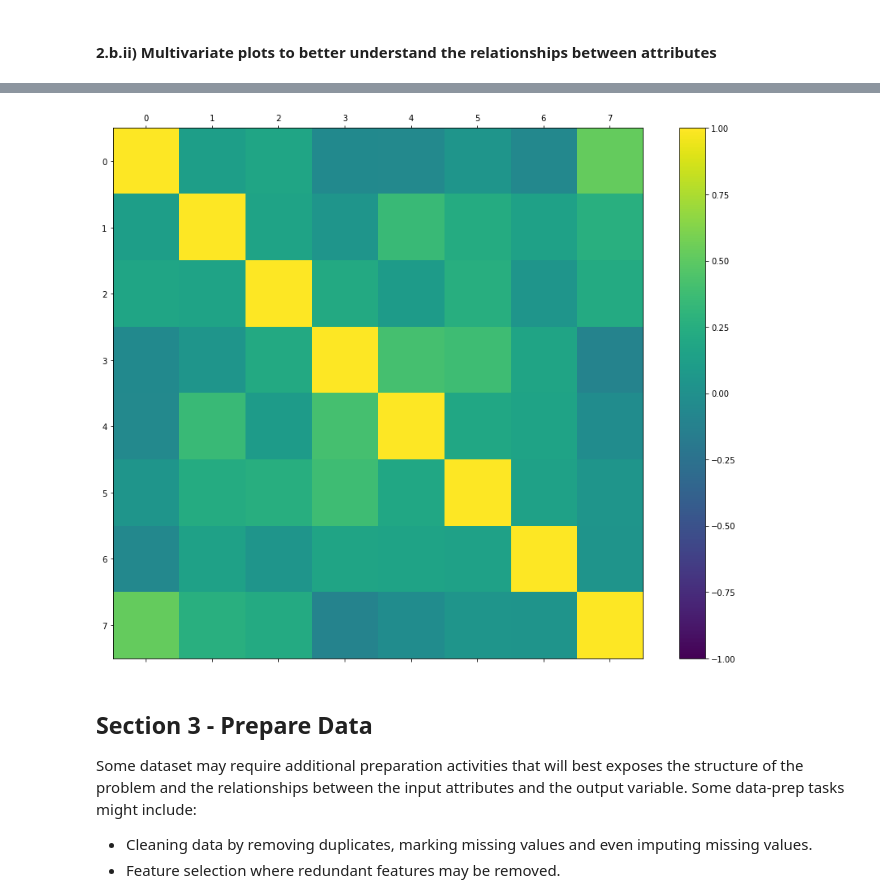
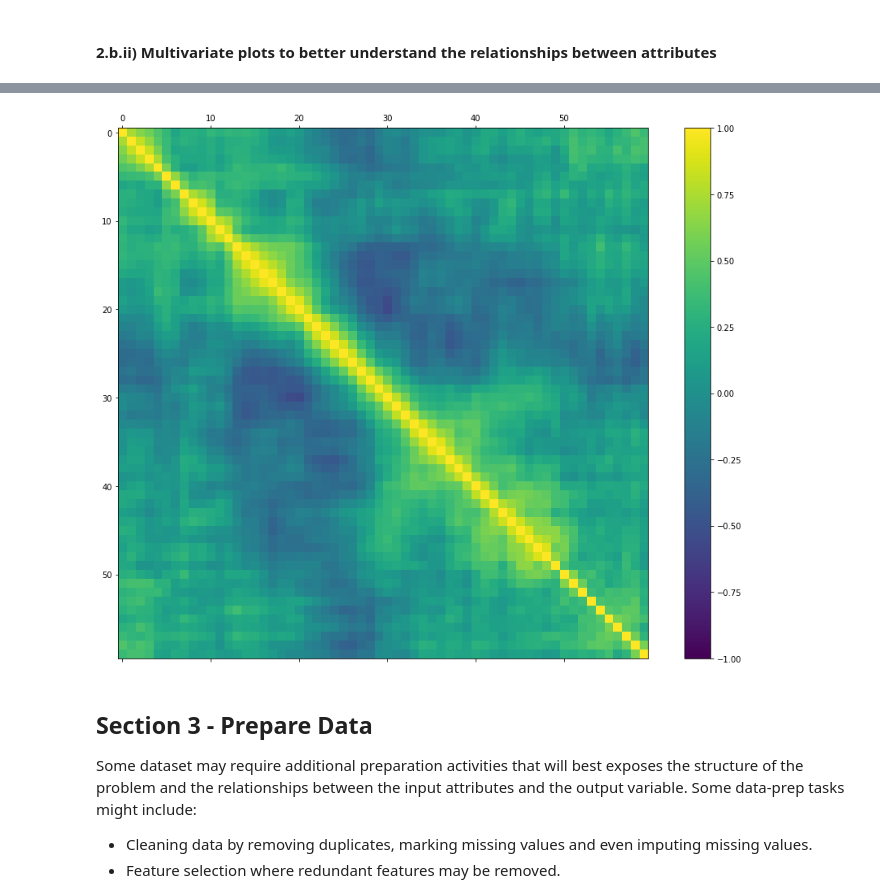
Before and after one commit to daines-analytics/tabular-data-projects, a Jupyter notebook: _py-project-templates/py-template-binary-class_example.ipynb, the cells around one changed output, grey strips where cells are left out. Saved outputs shown, nothing was run; the diff lists cells and outputs as text; code cells hidden in the pictures.

```diff
--- a/_py-project-templates/py-template-binary-class_example.ipynb
+++ b/_py-project-templates/py-template-binary-class_example.ipynb
@@ -105,0 +105,19 @@ xy_original_df = read_csv(inputFile, names=colNames)
+# %%
+startTimeScript = datetime.now()
+
+dataset_path = 'https://archive.ics.uci.edu/ml/machine-learning-databases/undocumented/connectionist-bench/sonar/sonar.all-data'
+dest_file = os.path.basename(dataset_path)
+if (os.path.isfile(dest_file) == False) :
+    print('Downloading ' + dataset_path + ' as ' + dest_file)
+    with urllib.request.urlopen(dataset_path) as in_resp, open(dest_file, 'wb') as out_file:
+        shutil.copyfileobj(in_resp, out_file)
+    print(dest_file + 'downloaded!')
+#     print('Unpacking ' + dest_file)
+#     with zipfile.ZipFile(dest_file, 'r') as zip_ref:
+#         zip_ref.extractall('.')
+#     print(dest_file + 'unpacked!')
+
+inputFile = dest_file
+attrNames = ['attr' + str(i).zfill(2) for i in range(1,61)]
+colNames = attrNames + ['targetVar']
+xy_original_df = read_csv(inputFile, names=colNames, sep=',', header=None, index_col=False)
@@ -116,7 +137,7 @@ totAttr = totCol-1
 targetCol = totCol
 
 # Standardize the class column to the name of targetVar if required
-xy_original_df = xy_original_df.rename(columns={'outcome': 'targetVar'})
+# xy_original_df = xy_original_df.rename(columns={'outcome': 'targetVar'})
 # %%
 # We create training datasets (xy_train_df, x_train_df, y_train_df) for various visualization and cleaning/transformation operations
 # We create testing datasets (x_test_df, y_test_df) for various visualization and cleaning/transformation operations
@@ -271,12 +305,13 @@ pyplot.show()
 # %%
 # Correlation matrix
 fig = pyplot.figure()
 ax = fig.add_subplot(111)
-cax = ax.matshow(x_train_df.corr(), vmin=-1, vmax=1)
+correlations = x_train_df.corr(method='pearson')
+cax = ax.matshow(correlations, vmin=-1, vmax=1)
 fig.colorbar(cax)
 pyplot.show()
 # %% [output]
-[figure, old version]
+[figure, new version]
 # %%
 email_notify("Data Summarization and Visualization completed! "+datetime.now().strftime('%a %B %d, %Y %I:%M:%S %p'))
 # %% [markdown]
```
Also changed, not shown: parts of 38 cells of this notebook, 10 other files.
